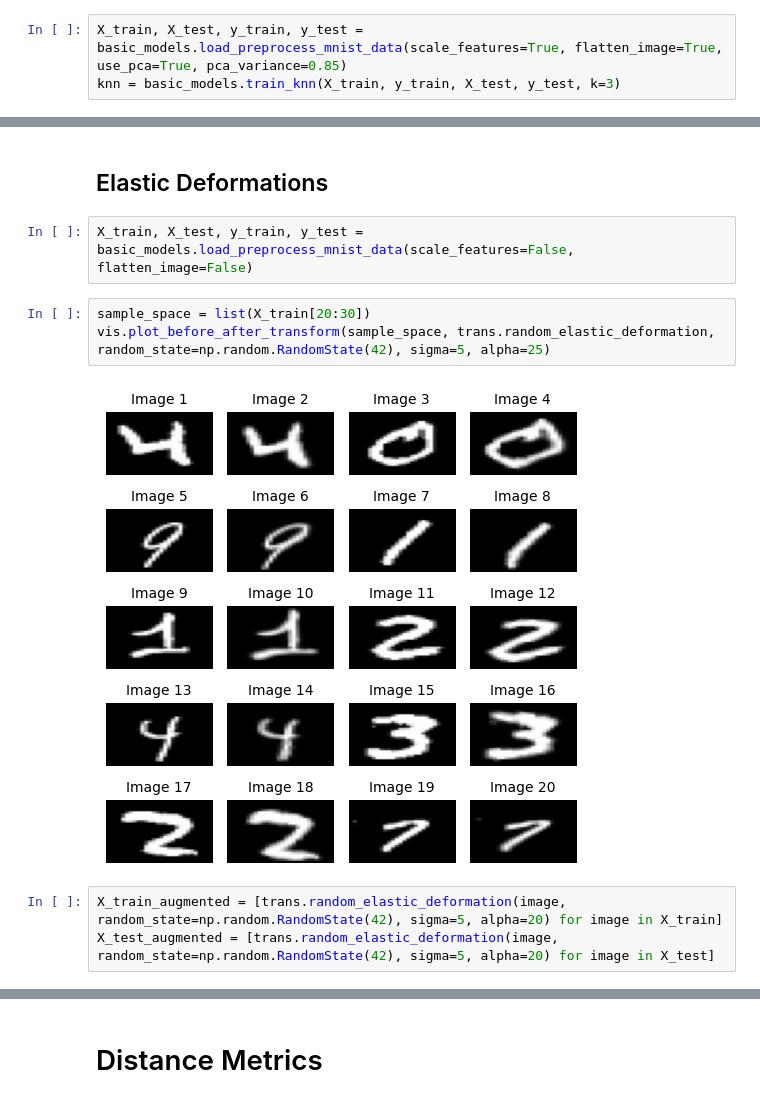
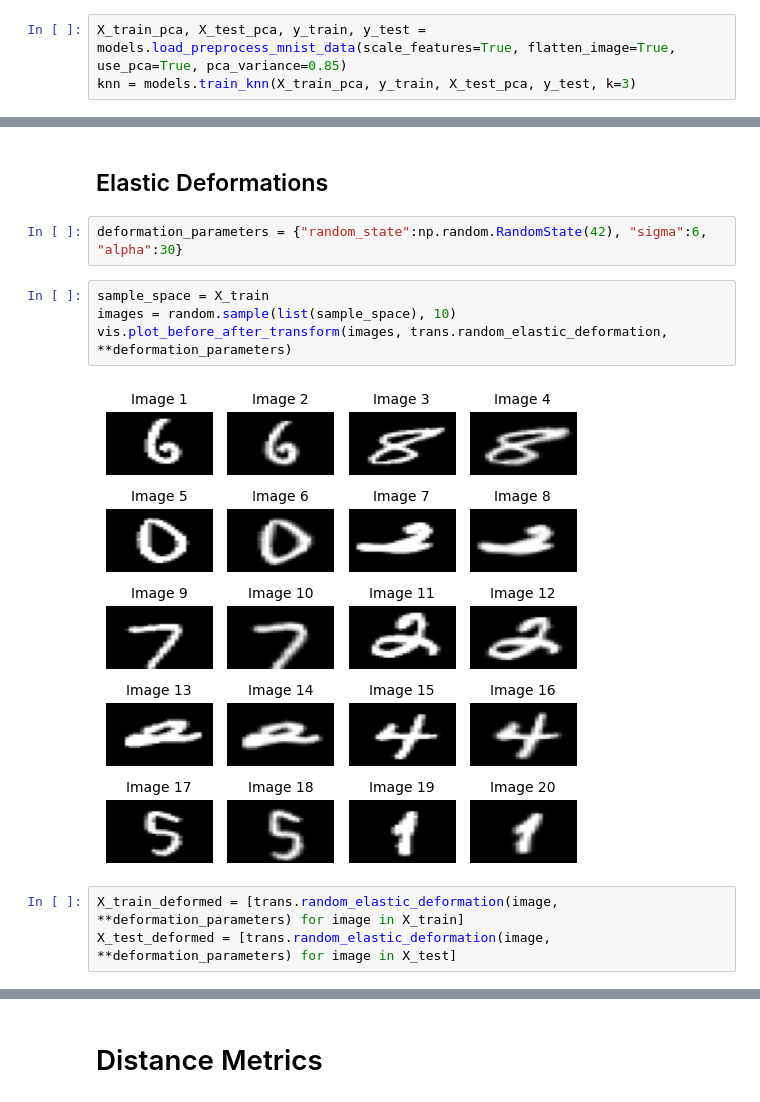
Before and after one commit to Noamnes/Machine_Learning_Project, a Jupyter notebook: tests.ipynb, the cells around one changed output, grey strips where cells are left out. Cells and saved outputs as stored; diff of their text form.

```diff
--- a/tests.ipynb
+++ b/tests.ipynb
@@ -52,6 +59,6 @@ vis.plot_before_after_transform(X_train[10:20],transformation=fourier_transform_
 # %% [markdown]
 ## PCA
 # %%
-X_train, X_test, y_train, y_test = basic_models.load_preprocess_mnist_data(scale_features=True, flatten_image=True, use_pca=True, pca_variance=0.85)
-knn = basic_models.train_knn(X_train, y_train, X_test, y_test, k=3)
+X_train_pca, X_test_pca, y_train, y_test = models.load_preprocess_mnist_data(scale_features=True, flatten_image=True, use_pca=True, pca_variance=0.85)
+knn = models.train_knn(X_train_pca, y_train, X_test_pca, y_test, k=3)
 # %% [output]
@@ -74,13 +92,14 @@ Accuracy: 0.9752
 [figure]
 # %% [markdown]
 ## Elastic Deformations
-# %%
-X_train, X_test, y_train, y_test = basic_models.load_preprocess_mnist_data(scale_features=False, flatten_image=False)
 # %%
-sample_space = list(X_train[20:30])
-vis.plot_before_after_transform(sample_space, trans.random_elastic_deformation, random_state=np.random.RandomState(42), sigma=5, alpha=25)
+deformation_parameters = {"random_state":np.random.RandomState(42), "sigma":6, "alpha":30}
-# %% [output]
-[figure, removed]
+# %%
+sample_space = X_train
+images = random.sample(list(sample_space), 10)
+vis.plot_before_after_transform(images, trans.random_elastic_deformation, **deformation_parameters)
+# %% [output]
+[figure, added]
 # %%
-X_train_augmented = [trans.random_elastic_deformation(image, random_state=np.random.RandomState(42), sigma=5, alpha=20) for image in X_train]
-X_test_augmented = [trans.random_elastic_deformation(image, random_state=np.random.RandomState(42), sigma=5, alpha=20) for image in X_test]
+X_train_deformed = [trans.random_elastic_deformation(image, **deformation_parameters) for image in X_train]
+X_test_deformed = [trans.random_elastic_deformation(image, **deformation_parameters) for image in X_test]
```
Also changed, not shown: parts of 18 cells of this notebook.
